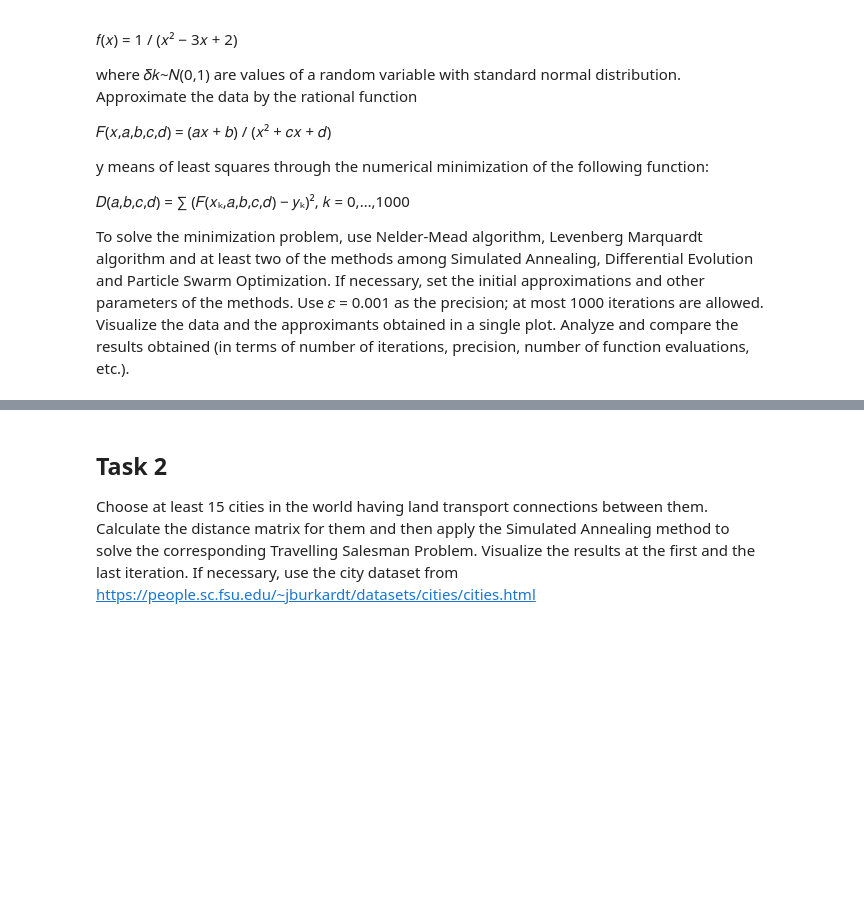
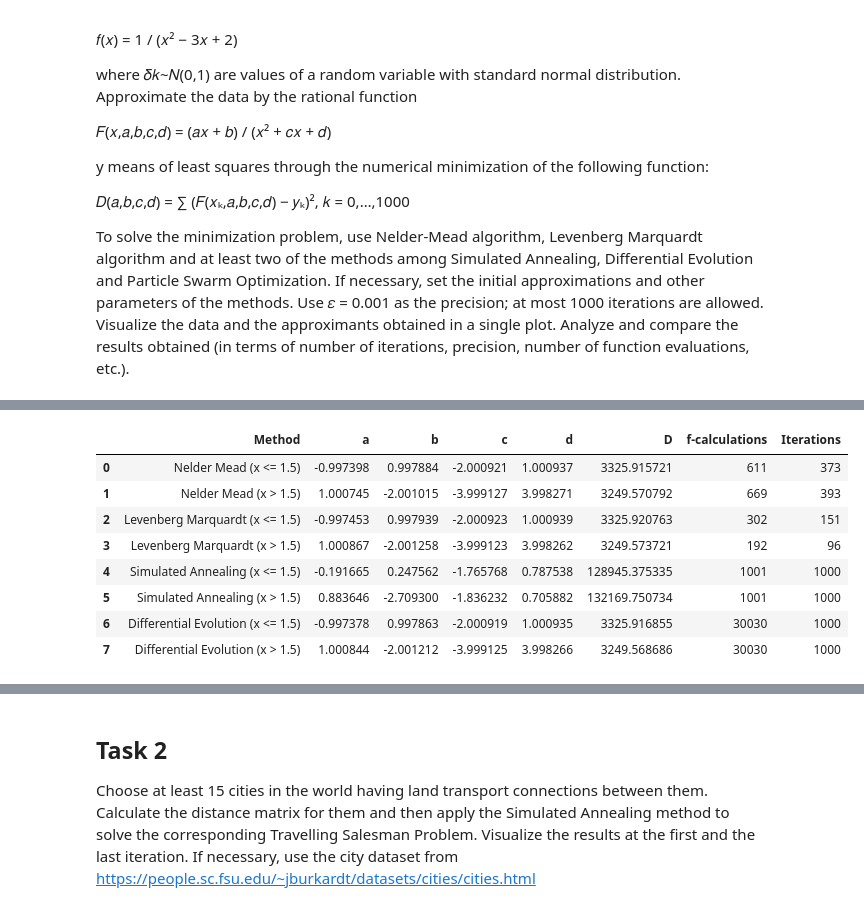
Before and after one commit to bobsi1/Algorithms_BDML_1year, a Jupyter notebook: A4_Rubtcova.ipynb, the cells around one changed output, grey strips where cells are left out. Cells and saved outputs as stored; diff of their text form; code cells hidden in the pictures; blank space fills up the shorter version.

```diff
--- a/A4_Rubtcova.ipynb
+++ b/A4_Rubtcova.ipynb
@@ -415,0 +480,25 @@ plt.show()
+# %%
+results1_2 = pd.DataFrame([
+    {"Method": "Nelder Mead (x <= 1.5)", "a": nm_left_1,    "b": nm_left_2, "c": nm_left_3, "d": nm_left_4, "D" : D(approximant, nm_left_1, nm_left_2, nm_left_3, nm_left_4, left_xs, left_ys),  "f-calculations": nm_left_calcs,    "Iterations": nm_left_iters},
+    {"Method": "Nelder Mead (x > 1.5)", "a": nm_right_1,    "b": nm_right_2, "c": nm_right_3, "d": nm_right_4, "D" : D(approximant, nm_right_1, nm_right_2, nm_right_3, nm_right_4, right_xs, right_ys),  "f-calculations": nm_right_calcs,    "Iterations": nm_right_iters},
+
+    {"Method": "Levenberg Marquardt (x <= 1.5)", "a": lm_left_1,    "b": lm_left_2, "c": lm_left_3, "d": lm_left_4, "D" : D(approximant, lm_left_1, lm_left_2, lm_left_3, lm_left_4, left_xs, left_ys),  "f-calculations": lm_left_calcs,    "Iterations": lm_left_iters},
+    {"Method": "Levenberg Marquardt (x > 1.5)", "a": lm_right_1,    "b": lm_right_2, "c": lm_right_3, "d": lm_right_4, "D" : D(approximant, lm_right_1, lm_right_2, lm_right_3, lm_right_4, right_xs, right_ys),  "f-calculations": lm_right_calcs,    "Iterations": lm_right_iters},
+
+    {"Method": "Simulated Annealing (x <= 1.5)", "a": sa_left_1,    "b": sa_left_2, "c": sa_left_3, "d": sa_left_4, "D" : D(approximant, sa_left_1, sa_left_2, sa_left_3, sa_left_4, left_xs, left_ys),  "f-calculations": sa_left_calcs,    "Iterations": sa_left_iters},
+    {"Method": "Simulated Annealing (x > 1.5)", "a": sa_right_1,    "b": sa_right_2, "c": sa_right_3, "d": sa_right_4, "D" : D(approximant, sa_right_1, sa_right_2, sa_right_3, sa_right_4, right_xs, right_ys),  "f-calculations": sa_right_calcs,    "Iterations": sa_right_iters},
+
+    {"Method": "Differential Evolution (x <= 1.5)", "a": de_left_1,    "b": de_left_2, "c": de_left_3, "d": de_left_4, "D" : D(approximant, de_left_1, de_left_2, de_left_3, de_left_4, left_xs, left_ys),  "f-calculations": de_left_calcs,    "Iterations": de_left_iters},
+    {"Method": "Differential Evolution (x > 1.5)", "a": de_right_1,    "b": de_right_2, "c": de_right_3, "d": de_right_4, "D" : D(approximant, de_right_1, de_right_2, de_right_3, de_right_4, right_xs, right_ys),  "f-calculations": de_right_calcs,    "Iterations": de_right_iters}])
+
+results1_2
+# %% [output]
+|  | Method | a | b | c | d | D | f-calculations | Iterations |
+| 0 | Nelder Mead (x <= 1.5) | -0.997398 | 0.997884 | -2.000921 | 1.000937 | 3325.915721 | 611 | 373 |
+| 1 | Nelder Mead (x > 1.5) | 1.000745 | -2.001015 | -3.999127 | 3.998271 | 3249.570792 | 669 | 393 |
+| 2 | Levenberg Marquardt (x <= 1.5) | -0.997453 | 0.997939 | -2.000923 | 1.000939 | 3325.920763 | 302 | 151 |
+| 3 | Levenberg Marquardt (x > 1.5) | 1.000867 | -2.001258 | -3.999123 | 3.998262 | 3249.573721 | 192 | 96 |
+| 4 | Simulated Annealing (x <= 1.5) | -0.191665 | 0.247562 | -1.765768 | 0.787538 | 128945.375335 | 1001 | 1000 |
+| 5 | Simulated Annealing (x > 1.5) | 0.883646 | -2.709300 | -1.836232 | 0.705882 | 132169.750734 | 1001 | 1000 |
+| 6 | Differential Evolution (x <= 1.5) | -0.997378 | 0.997863 | -2.000919 | 1.000935 | 3325.916855 | 30030 | 1000 |
+| 7 | Differential Evolution (x > 1.5) | 1.000844 | -2.001212 | -3.999125 | 3.998266 | 3249.568686 | 30030 | 1000 |
```
Also changed, not shown: parts of 16 cells of this notebook.
